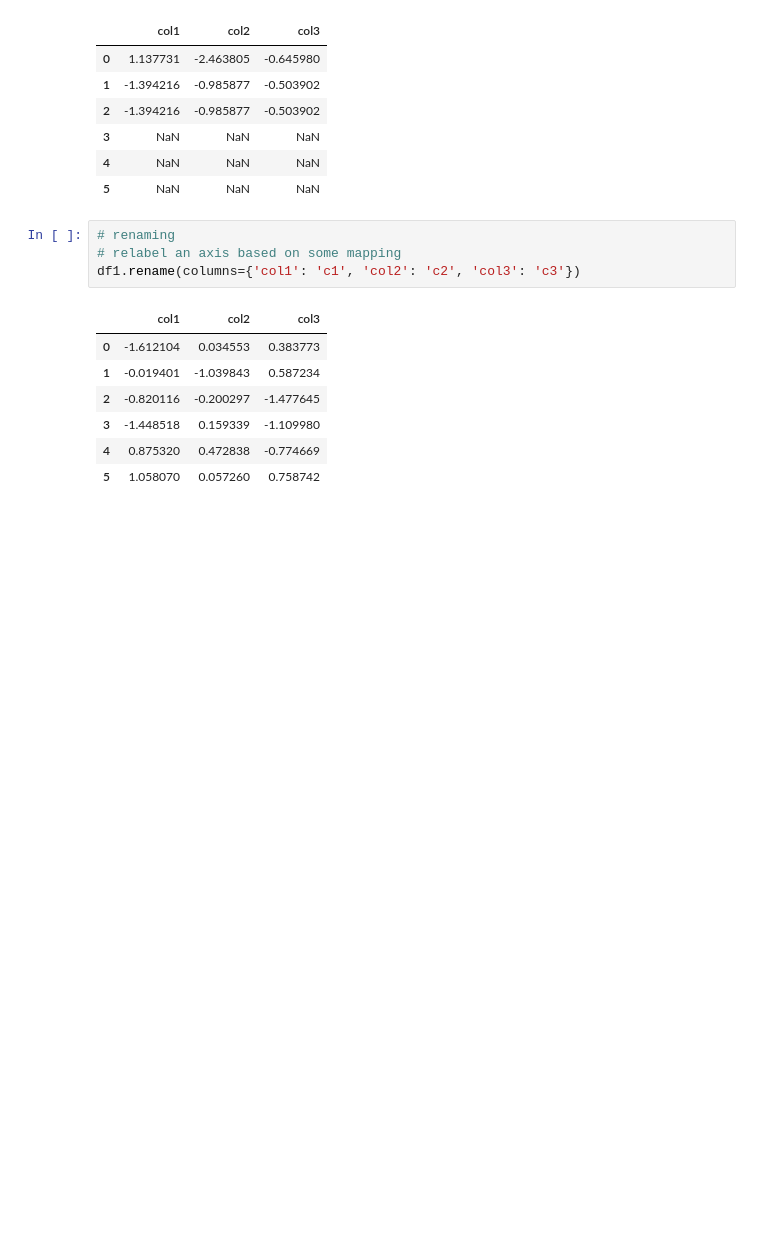
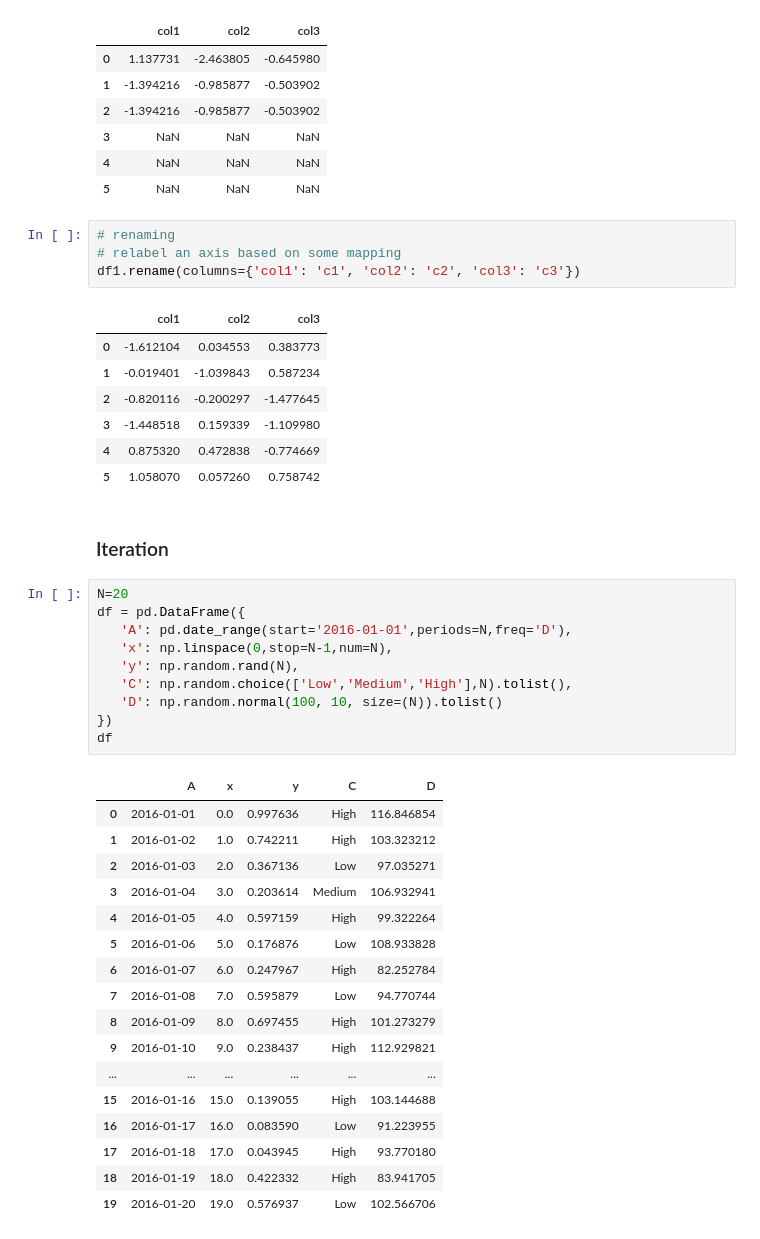
Before and after one commit to karenacorn99/data-science-cheatcheets, a Jupyter notebook: pandas.ipynb, the cells around one changed output. Cells and saved outputs as stored; diff of their text form; blank space fills up the shorter version.

```diff
--- a/pandas.ipynb
+++ b/pandas.ipynb
@@ -645,3 +645,33 @@ df1.rename(columns={'col1': 'c1', 'col2': 'c2', 'col3': 'c3'})
 | 3 | -1.448518 | 0.159339 | -1.109980 |
 | 4 | 0.875320 | 0.472838 | -0.774669 |
 | 5 | 1.058070 | 0.057260 | 0.758742 |
+# %% [markdown]
+### Iteration ###
+# %%
+N=20
+df = pd.DataFrame({
+   'A': pd.date_range(start='2016-01-01',periods=N,freq='D'),
+   'x': np.linspace(0,stop=N-1,num=N),
+   'y': np.random.rand(N),
+   'C': np.random.choice(['Low','Medium','High'],N).tolist(),
+   'D': np.random.normal(100, 10, size=(N)).tolist()
+})
+df
+# %% [output]
+|  | A | x | y | C | D |
+| 0 | 2016-01-01 | 0.0 | 0.997636 | High | 116.846854 |
+| 1 | 2016-01-02 | 1.0 | 0.742211 | High | 103.323212 |
+| 2 | 2016-01-03 | 2.0 | 0.367136 | Low | 97.035271 |
+| 3 | 2016-01-04 | 3.0 | 0.203614 | Medium | 106.932941 |
+| 4 | 2016-01-05 | 4.0 | 0.597159 | High | 99.322264 |
+| 5 | 2016-01-06 | 5.0 | 0.176876 | Low | 108.933828 |
+| 6 | 2016-01-07 | 6.0 | 0.247967 | High | 82.252784 |
+| 7 | 2016-01-08 | 7.0 | 0.595879 | Low | 94.770744 |
+| 8 | 2016-01-09 | 8.0 | 0.697455 | High | 101.273279 |
+| 9 | 2016-01-10 | 9.0 | 0.238437 | High | 112.929821 |
+| ... | ... | ... | ... | ... | ... |
+| 15 | 2016-01-16 | 15.0 | 0.139055 | High | 103.144688 |
+| 16 | 2016-01-17 | 16.0 | 0.083590 | Low | 91.223955 |
+| 17 | 2016-01-18 | 17.0 | 0.043945 | High | 93.770180 |
+| 18 | 2016-01-19 | 18.0 | 0.422332 | High | 83.941705 |
+| 19 | 2016-01-20 | 19.0 | 0.576937 | Low | 102.566706 |
```
Also changed, not shown: parts of 7 cells of this notebook.
